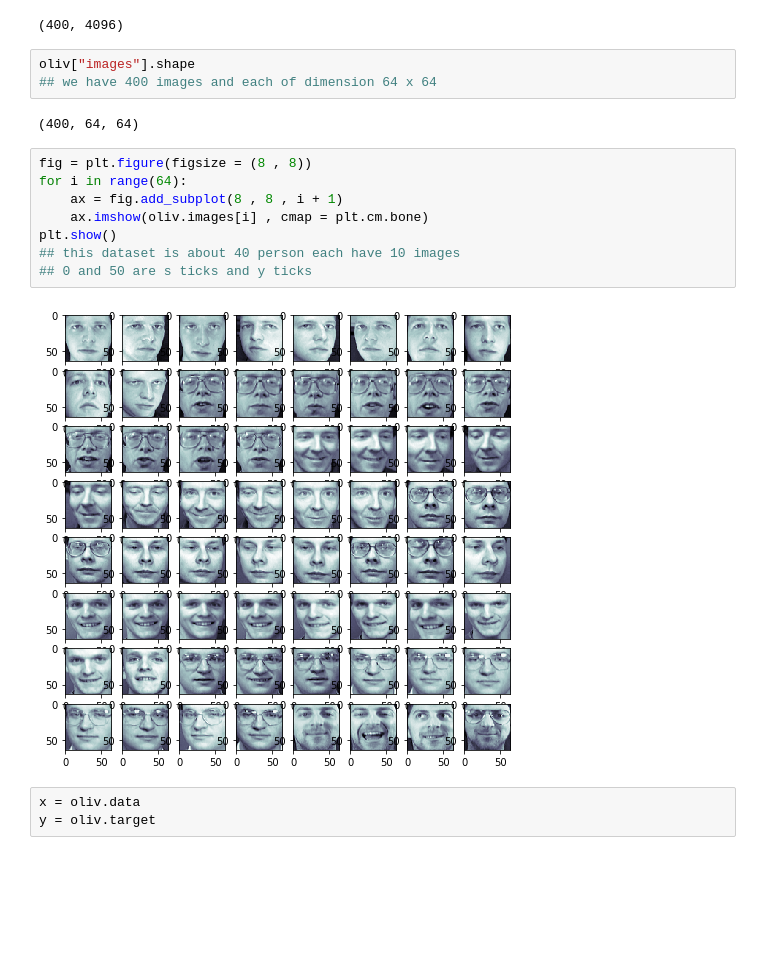
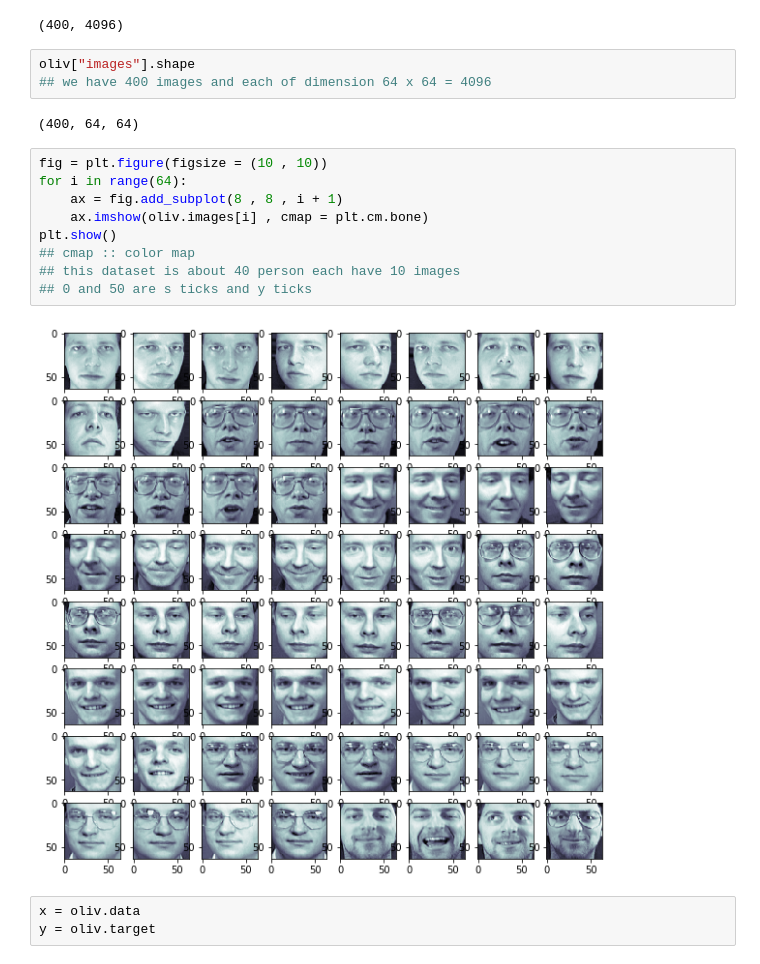
Before and after one commit to abhishek201202/Machine-Learning-Deep-Learning--Online-Course, a Jupyter notebook: 19. PCA-2 ..... [abhishek201202].ipynb, the cells around one changed output. Saved outputs shown, nothing was run; the diff lists cells and outputs as text; blank space fills up the shorter version.

```diff
--- a/19. PCA-2 ..... [abhishek201202].ipynb
+++ b/19. PCA-2 ..... [abhishek201202].ipynb
@@ -38,19 +40,20 @@ oliv["data"].shape
 (400, 4096)
 # %%
 oliv["images"].shape
-## we have 400 images and each of dimension 64 x 64
+## we have 400 images and each of dimension 64 x 64 = 4096
 # %% [output]
 (400, 64, 64)
 # %%
-fig = plt.figure(figsize = (8 , 8))
+fig = plt.figure(figsize = (10 , 10))
 for i in range(64):
     ax = fig.add_subplot(8 , 8 , i + 1)
     ax.imshow(oliv.images[i] , cmap = plt.cm.bone)
 plt.show()
+## cmap :: color map
 ## this dataset is about 40 person each have 10 images
 ## 0 and 50 are s ticks and y ticks
 # %% [output]
-[figure, old version]
+[figure, new version]
 # %%
 x = oliv.data
 y = oliv.target
```
Also changed, not shown: parts of 13 cells of this notebook, 3 other files.
